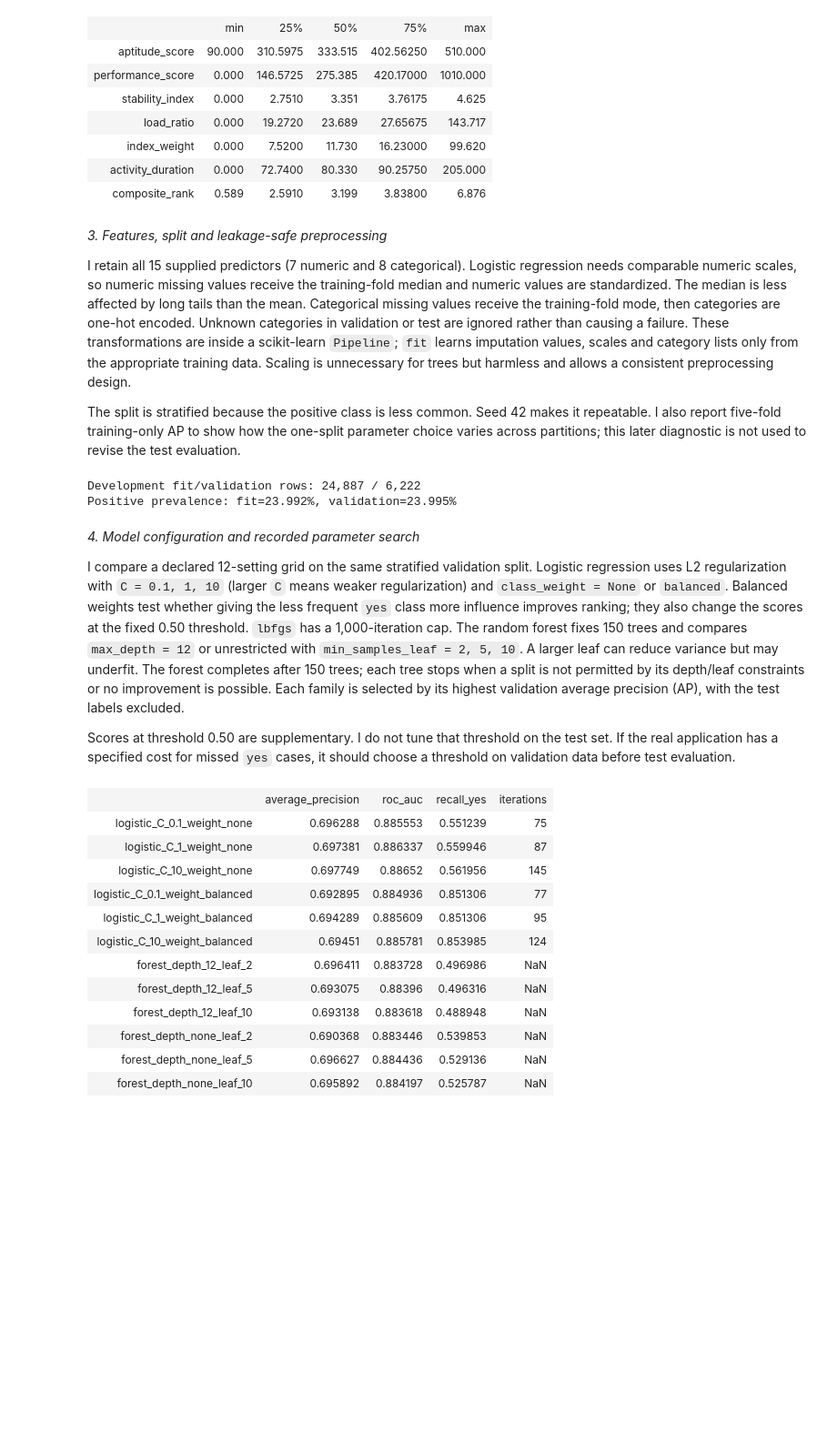
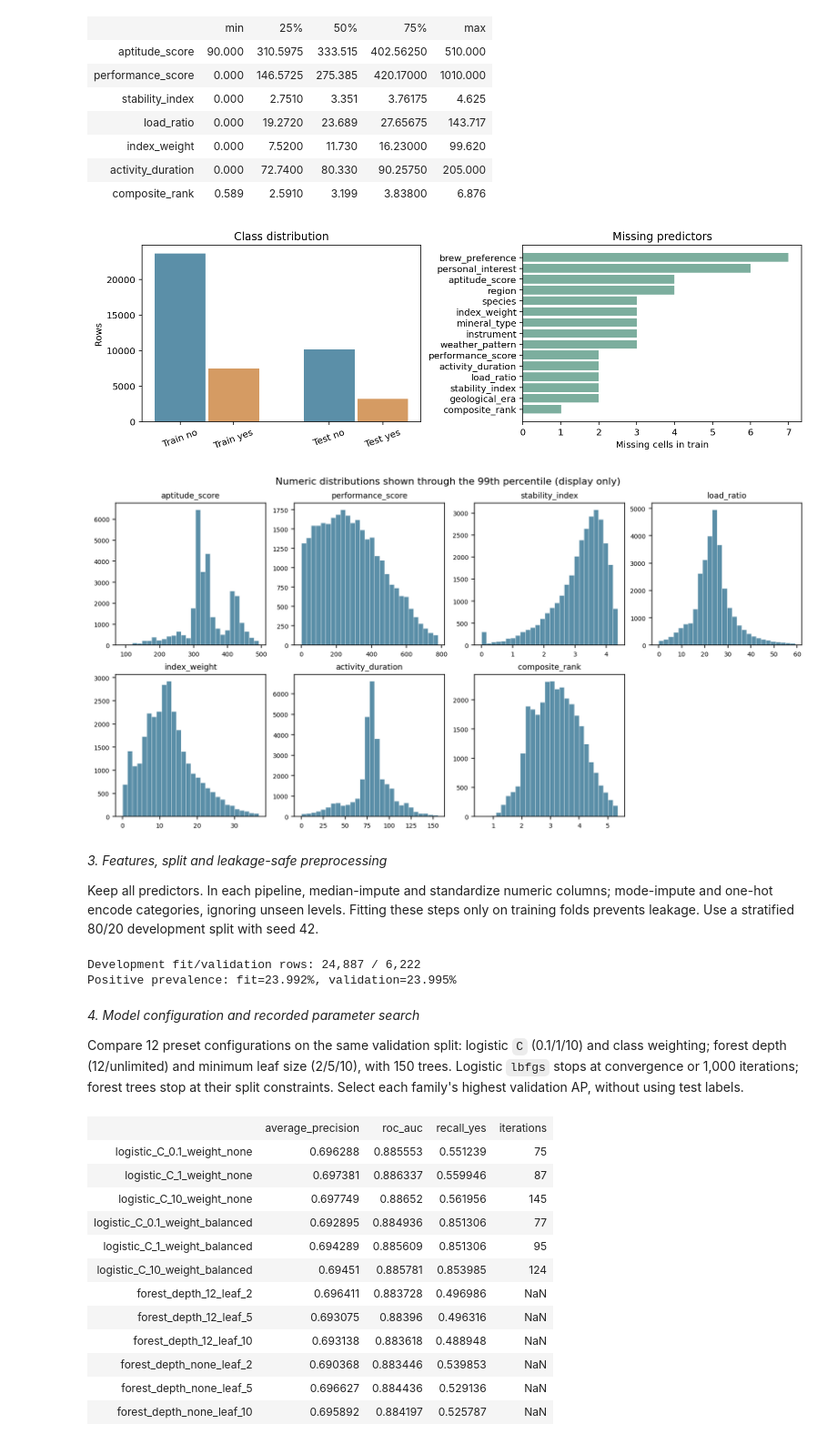
Before and after one commit to Beareatlemon/IN6227-Assignment1-Variant1, a Jupyter notebook: IN6227-Assignment-1.ipynb, the cells around one changed output. Shown at 91% size. Drawn from its saved outputs; the diff is of its cells as text; code cells hidden in the pictures; blank space fills up the shorter version.

Commit message:
Condense notebook and add analysis charts

```diff
--- a/IN6227-Assignment-1.ipynb
+++ b/IN6227-Assignment-1.ipynb
@@ -111,12 +109,42 @@ display(train[numeric].describe(percentiles=[0.25, 0.5, 0.75]).T[["min", "25%",
 | index_weight | 0.000 | 7.5200 | 11.730 | 16.23000 | 99.620 |
 | activity_duration | 0.000 | 72.7400 | 80.330 | 90.25750 | 205.000 |
 | composite_rank | 0.589 | 2.5910 | 3.199 | 3.83800 | 6.876 |
-# %% [markdown]
-_3. Features, split and leakage-safe preprocessing_
-
-I retain all 15 supplied predictors (7 numeric and 8 categorical). Logistic regression needs comparable numeric scales, so numeric missing values receive the training-fold median and numeric values are standardized. The median is less affected by long tails than the mean. Categorical missing values receive the training-fold mode, then categories are one-hot encoded. Unknown categories in validation or test are ignored rather than causing a failure. These transformations are inside a scikit-learn `Pipeline`; `fit` learns imputation values, scales and category lists only from the appropriate training data. Scaling is unnecessary for trees but harmless and allows a consistent preprocessing design.
-
-The split is stratified because the positive class is less common. Seed 42 makes it repeatable. I also report five-fold training-only AP to show how the one-split parameter choice varies across partitions; this later diagnostic is not used to revise the test evaluation.
+# %%
+fig, axes = plt.subplots(1, 2, figsize=(10.8, 3.4), layout="constrained")
+for position, (name, frame) in enumerate((("Train", train_clean), ("Test", test_clean))):
+    counts = frame["label"].value_counts().reindex(["no", "yes"], fill_value=0)
+    axes[0].bar([position - 0.18, position + 0.18], counts,
+                width=0.34, color=["#5b8fa8", "#d59b63"])
+axes[0].set_xticks([-0.18, 0.18, 0.82, 1.18], ["Train no", "Train yes", "Test no", "Test yes"], rotation=20)
+axes[0].set_ylabel("Rows")
+axes[0].set_title("Class distribution")
+missing_by_feature = train[feature_columns].isna().sum()
+missing_by_feature = missing_by_feature[missing_by_feature > 0].sort_values()
+axes[1].barh(missing_by_feature.index, missing_by_feature.values, color="#7cae9e")
+axes[1].set_xlabel("Missing cells in train")
+axes[1].set_title("Missing predictors")
+display(fig)
+plt.close(fig)
+
+fig, axes = plt.subplots(2, 4, figsize=(11.2, 5.6), layout="constrained")
+for ax, column in zip(axes.flat, numeric):
+    values = train_clean[column].dropna()
+    upper = values.quantile(0.99)
+    ax.hist(values[values <= upper], bins=28, color="#5b8fa8", edgecolor="white", linewidth=0.3)
+    ax.set_title(column, fontsize=9)
+    ax.tick_params(labelsize=7)
+for ax in list(axes.flat)[len(numeric):]:
+    ax.axis("off")
+fig.suptitle("Numeric distributions shown through the 99th percentile (display only)", fontsize=11)
+display(fig)
+plt.close(fig)
+# %% [output]
+[figure, added]
+[figure, added]
+# %% [markdown]
+_3. Features, split and leakage-safe preprocessing_
+
+Keep all predictors. In each pipeline, median-impute and standardize numeric columns; mode-impute and one-hot encode categories, ignoring unseen levels. Fitting these steps only on training folds prevents leakage. Use a stratified 80/20 development split with seed 42.
 # %%
 # pandas nullable string columns are converted to object so sklearn receives np.nan.
 for frame in (train_clean, test_clean):
@@ -148,12 +176,10 @@ print(f"Positive prevalence: fit={y_fit.mean():.3%}, validation={y_val.mean():.3
 # %% [output]
 Development fit/validation rows: 24,887 / 6,222
 Positive prevalence: fit=23.992%, validation=23.995%
-# %% [markdown]
-_4. Model configuration and recorded parameter search_
-
-I compare a declared 12-setting grid on the same stratified validation split. Logistic regression uses L2 regularization with `C = 0.1, 1, 10` (larger `C` means weaker regularization) and `class_weight = None` or `balanced`. Balanced weights test whether giving the less frequent `yes` class more influence improves ranking; they also change the scores at the fixed 0.50 threshold. `lbfgs` has a 1,000-iteration cap. The random forest fixes 150 trees and compares `max_depth = 12` or unrestricted with `min_samples_leaf = 2, 5, 10`. A larger leaf can reduce variance but may underfit. The forest completes after 150 trees; each tree stops when a split is not permitted by its depth/leaf constraints or no improvement is possible. Each family is selected by its highest validation average precision (AP), with the test labels excluded.
-
-Scores at threshold 0.50 are supplementary. I do not tune that threshold on the test set. If the real application has a specified cost for missed `yes` cases, it should choose a threshold on validation data before test evaluation.
+# %% [markdown]
+_4. Model configuration and recorded parameter search_
+
+Compare 12 preset configurations on the same validation split: logistic `C` (0.1/1/10) and class weighting; forest depth (12/unlimited) and minimum leaf size (2/5/10), with 150 trees. Logistic `lbfgs` stops at convergence or 1,000 iterations; forest trees stop at their split constraints. Select each family's highest validation AP, without using test labels.
 # %%
 def summarize(y_true, probability):
     predicted = probability >= 0.5
```
Also changed, not shown: parts of 29 cells of this notebook, 2 other files.
